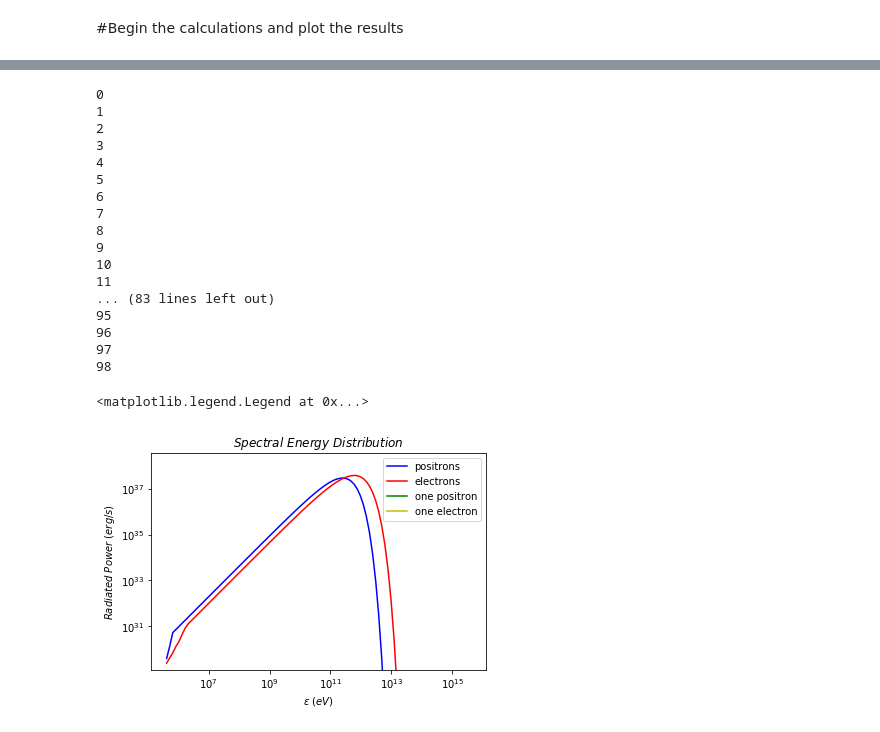
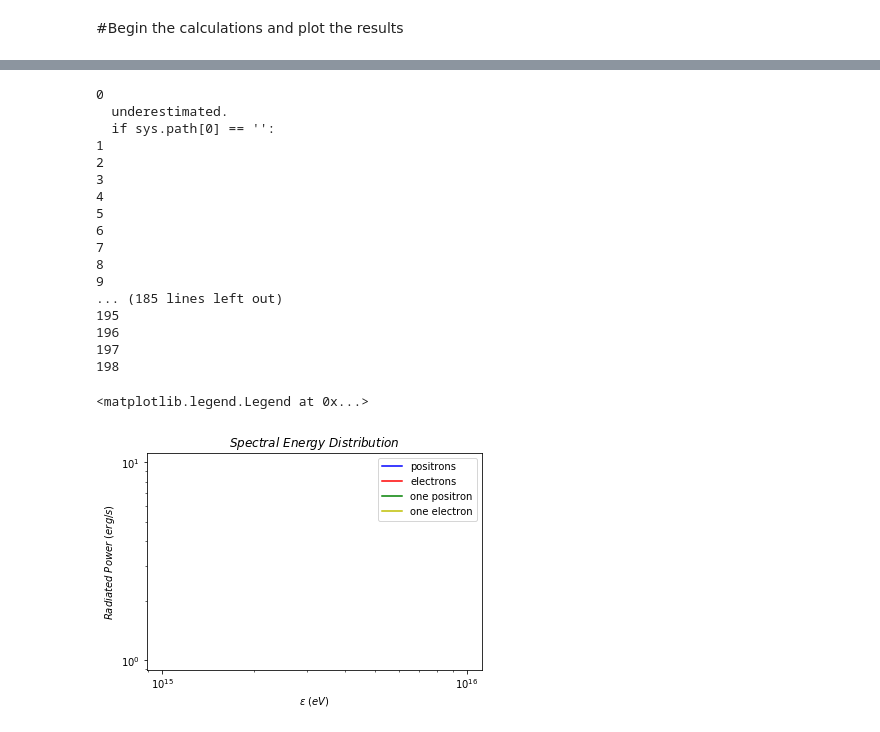
Before and after one commit to PetrosStefanou/ECS_Spectrum, a Jupyter notebook: ECS_spectrum.ipynb, the cells around one changed output, grey strips where cells are left out. Saved outputs shown, nothing was run; the diff lists cells and outputs as text; code cells hidden in the pictures.

Commit message:
try larmor radius for curvature

```diff
--- a/ECS_spectrum.ipynb
+++ b/ECS_spectrum.ipynb
@@ -179,7 +181,7 @@ def evolution_of_gamma(gamma, X, k, charge_sign):
 
 
 
-    dgdx = charge_sign*e*r_lc/(m_e*c**2*sina(X))*(E_r(X)*sina(X) - (2*e*gamma**4)/(3*R_curv(X)**2))
+    dgdx = charge_sign*e*r_lc/(m_e*c**2*sina(X))*(E_r(X)*sina(X) - (2*e*gamma**4)/(3*r_g(X, gamma)**2))
 
 #     if E_r(X)*sina - (2*e*gamma**4)/(3*R_curv(X)**2) > 0:
 #         print(E_r(X)*sina(X) - (2*e*gamma**4)/(3*R_curv(X)**2), 'acc')
@@ -224,7 +226,7 @@ def nu_crit(X, gamma):
                  critical frequency of curvature radiation.
     '''
 
-    n_c = 3*c/2*gamma**3/R_curv(X)
+    n_c = 3*c/2*gamma**3/r_g(X, gamma)
 
     return n_c
 # %%
@@ -236,12 +238,12 @@ def curvature_spectrum(X, nu, gamma):
     output : power(nu) (spectrum)
 
     description: The spectrum of curvature radiation from a particle moving with lorentz factor gamma
-                 in a curved trajectory of radius R_curv.
+                 in a curved trajectory of radius r_g (larmor radius).
     '''
 
-    integral = sp.integrate.quad(lambda z: kv(5./3., z), nu/nu_crit(X, gamma), +np.inf)[0]*un.dimensionless_unscaled
+    integral = sp.integrate.quad(lambda z: kv(5./3., z), nu/nu_crit(X, gamma), +np.inf, epsabs = 1.49e-12, epsrel = 1.49e-12, limit =                                  200)[0]*un.dimensionless_unscaled
 
-    power = np.sqrt(3)*e**2/(2*np.pi)*gamma/R_curv(X)*nu/nu_crit(X, gamma)*integral
+    power = np.sqrt(3)*e**2/(2*np.pi)*gamma/r_g(X, gamma)*nu/nu_crit(X, gamma)*integral
 
     return power
 # %% [markdown]
@@ -419,7 +421,7 @@ ax.legend()
 #Calculate the spectrum of the particles
 
 #Frequency grid
-N_frequency = 100        #Number of frequencies in which the spectrum is calculated
+N_frequency = 200        #Number of frequencies in which the spectrum is calculated
 f1 = 20                  #Minimum
 f2 = 30                  #Maximum
 frequency = np.logspace(f1, f2, N_frequency)*un.Hz       #Frequencies distributed evenly in a logarithmic space
@@ -471,6 +473,8 @@ for nu in range(N_frequency-1):
         total_ppf_electron[nu] += electron_number[i]*instant_ppf_electron[nu][i]
 # %% [output]
 0
+  underestimated.
+  if sys.path[0] == '':
 1
 2
 3
@@ -480,13 +484,11 @@ for nu in range(N_frequency-1):
 7
 8
 9
-10
-11
-... (83 lines left out)
-95
-96
-97
-98
+... (185 lines left out)
+195
+196
+197
+198
 # %%
 # The luminocity by the positrons
 power_positron = frequency*total_ppf_positron
@@ -502,36 +504,36 @@ power_electron = frequency*total_ppf_electron
 
 fig, ax = plt.subplots()
 
 ax.plot(photon_energy, power_positron, label = 'positrons', c = 'b')
 ax.plot(photon_energy, power_electron, label = 'electrons', c = 'r')
 
 ax.plot(photon_energy, frequency*traj_ppf_positron, label = 'one positron', c = 'g')
 ax.plot(photon_energy, frequency*traj_ppf_electron, label = 'one electron', c = 'y')
 
 
 # ax.plot(photon_energy, frequency*traj_ppf_positron, label = 'trajectory', c = 'b')
 # for i in range(N_position):
 #     ax.plot(photon_energy, frequency*instant_ppf_positron[:,i], c = 'r')
 
 ax.set_xscale('log')
 ax.set_yscale('log')
 
 #adjust limits depending on the data values
-ax.set_ylim(bottom = 0.5*min(power_positron[0].value, power_electron[0].value),
-            top = 10*max(max(power_positron.value), max(power_electron.value)))
+# ax.set_ylim(bottom = 0.5*min(power_positron[0].value, power_electron[0].value),
+            # top = 10*max(max(power_positron.value), max(power_electron.value)))
 
 #set axis labels and title
 ax.set_xlabel('$\epsilon \ (eV)$')
 ax.set_ylabel('$Radiated \ Power \ (erg/s)$')
 ax.set_title('$Spectral \ Energy \ Distribution$')
 
 #set legend
 ax.legend()
 
 # plt.savefig('images/Spectrum.png')
 # %% [output]
 <matplotlib.legend.Legend at 0x...>
-[figure, old version]
+[figure, new version]
 # %%
 acc_power_positron = e*r_lc/(m_e*c**2*sina(X))*(E_r(X)*sina(X) - (2*e*gamma_positron**4)/(3*R_curv(X)**2))
 acc_power_electron = e*r_lc/(m_e*c**2*sina(X))*(E_r(X)*sina(X) - (2*e*gamma_electron**4)/(3*R_curv(X)**2))
```
Also changed, not shown: parts of 9 cells of this notebook.
